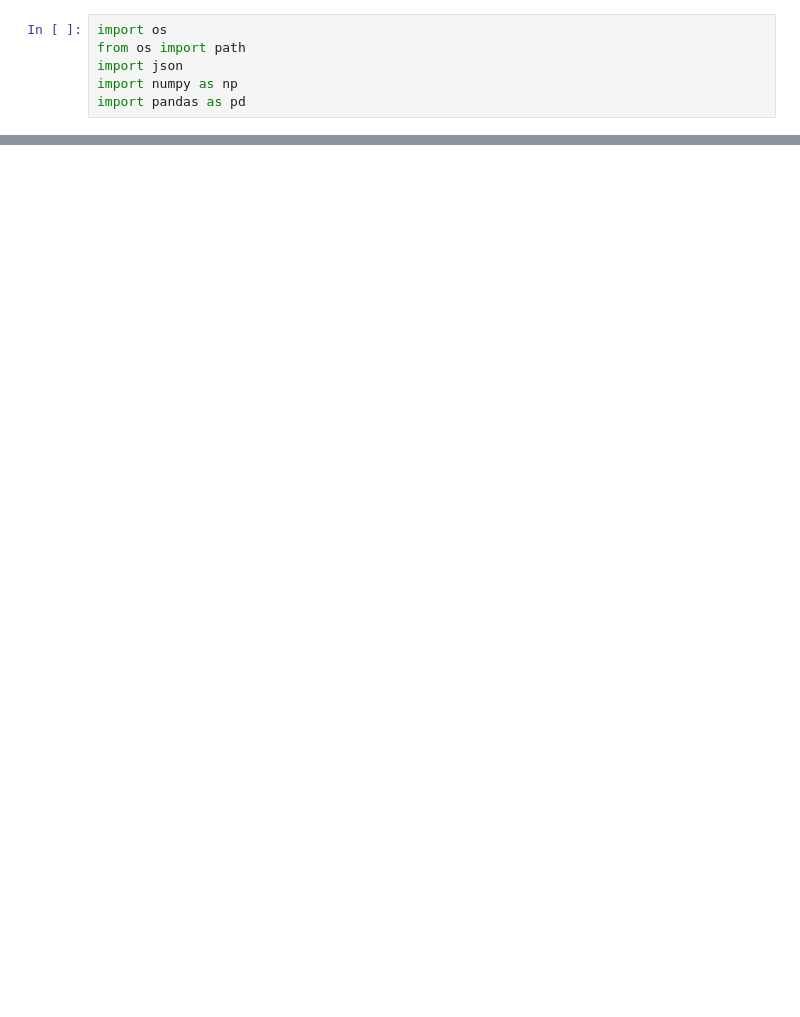
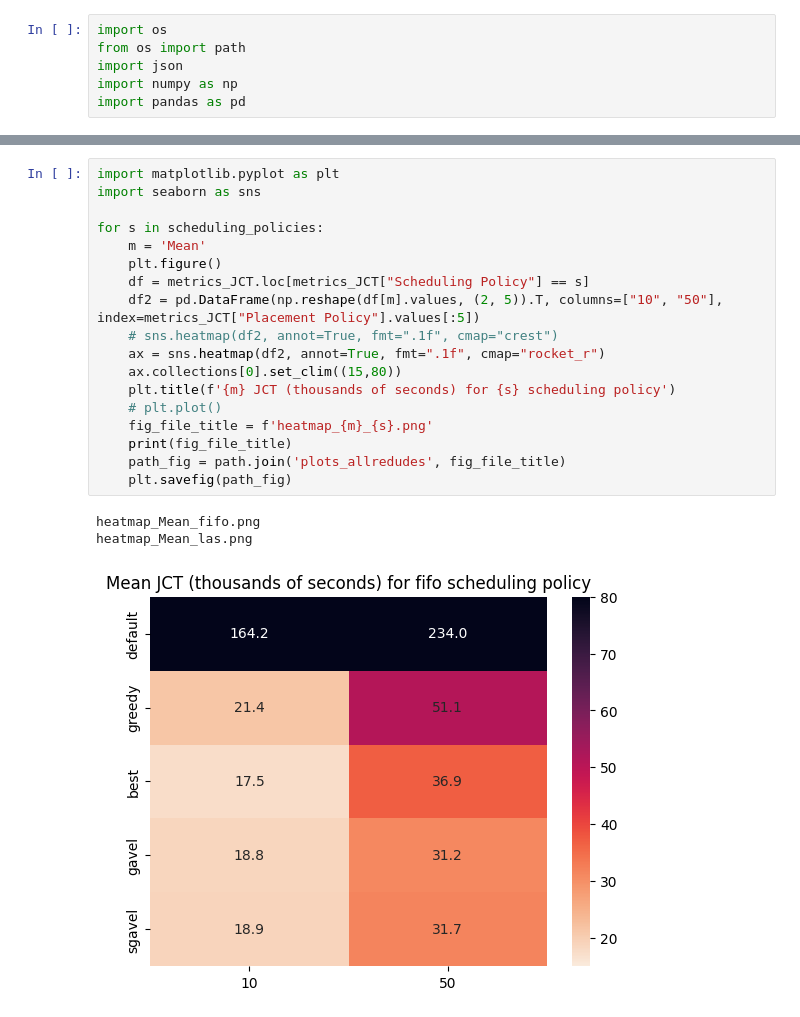
Before and after one commit to jfcooper2/blox, a Jupyter notebook: exploratory_data_analysis.ipynb, the cells around one changed output, grey strips where cells are left out. Cells and saved outputs as stored; diff of their text form; blank space fills up the shorter version.

```diff
--- a/exploratory_data_analysis.ipynb
+++ b/exploratory_data_analysis.ipynb
@@ -96,0 +133,22 @@ display(metrics_JCT)
+# %%
+import matplotlib.pyplot as plt
+import seaborn as sns
+
+for s in scheduling_policies:
+    m = 'Mean'
+    plt.figure()
+    df = metrics_JCT.loc[metrics_JCT["Scheduling Policy"] == s]
+    df2 = pd.DataFrame(np.reshape(df[m].values, (2, 5)).T, columns=["10", "50"], index=metrics_JCT["Placement Policy"].values[:5])
+    # sns.heatmap(df2, annot=True, fmt=".1f", cmap="crest")
+    ax = sns.heatmap(df2, annot=True, fmt=".1f", cmap="rocket_r")
+    ax.collections[0].set_clim((15,80))
+    plt.title(f'{m} JCT (thousands of seconds) for {s} scheduling policy')
+    # plt.plot()
+    fig_file_title = f'heatmap_{m}_{s}.png'
+    print(fig_file_title)
+    path_fig = path.join('plots_allredudes', fig_file_title)
+    plt.savefig(path_fig)
+# %% [output]
+heatmap_Mean_fifo.png
+heatmap_Mean_las.png
+[figure, added]
```
Also changed, not shown: parts of 4 cells of this notebook.
